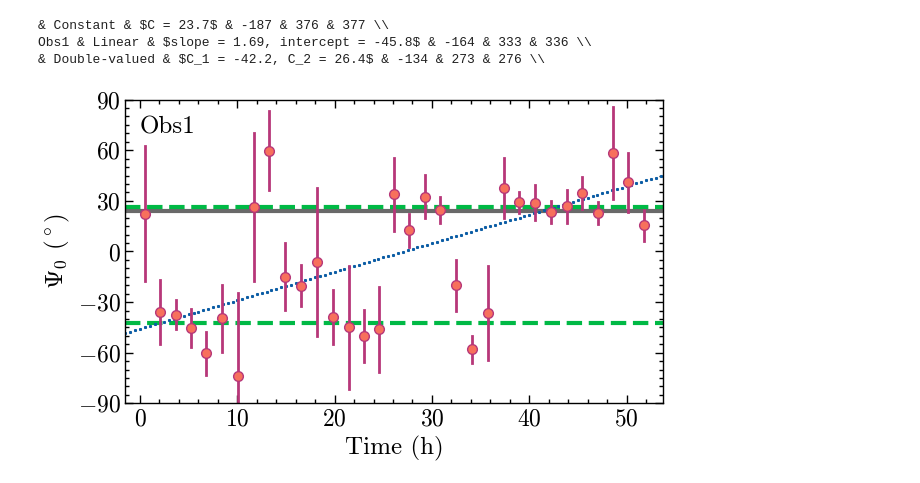
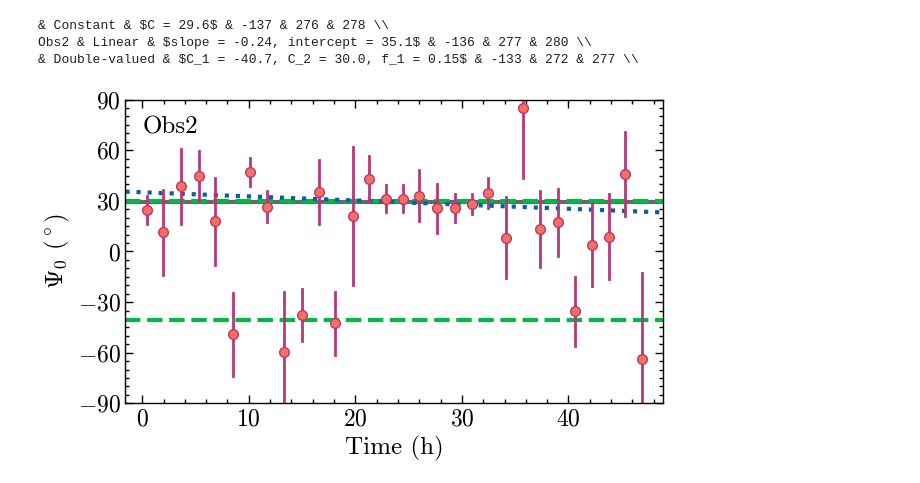
Before and after one commit to hli-astroph/PolarimetryBayes, a Jupyter notebook: GX13+1.ipynb, the cells around one changed output. Saved outputs shown, nothing was run; the diff lists cells and outputs as text; code cells hidden in the pictures.

```diff
--- a/GX13+1.ipynb
+++ b/GX13+1.ipynb
@@ -3,8 +3,8 @@ import numpy as np
 # %%
 # load the measured values of polarization fraction (pf) and polarization angle (pa)
 data = np.load('gx131_02006801.npz'); obsid='Obs1'
-#data = np.load('gx131_03001101.npz'); obsid='Obs2'
-#data = np.load('gx131_03003401.npz'); obsid='Obs3'
+data = np.load('gx131_03001101.npz'); obsid='Obs2'
+data = np.load('gx131_03003401.npz'); obsid='Obs3'
 t, S, mu, pf, pa = data['time'], data['N'], data['mu'], data['PD'], data['PA']
 # %%
 # calculate the posterior information for pa0
@@ -38,27 +38,30 @@ pdf_interp = [interp1d(pa0, pdf/np.trapz(pdf, pa0), bounds_error=False, fill_val
 # Optimize the parameters for three models: Constant, Linear, Double-valued
 n_data = len(t)
 initial_guess = [0.0]
-res_const = minimize(mle.log_likelihood, initial_guess, args=(t, pdf_interp, 'const'), method='Nelder-Mead')
+neg_loglikelihood_const = lambda param: -mle.log_likelihood(param, pdf_interp, 'const')
+res_const = minimize(neg_loglikelihood_const, initial_guess, method='Nelder-Mead', bounds=[(-90, 90)])
 aic, bic = mle.compute_aic_bic(-res_const.fun, 1, n_data)
 print('& Constant & $C = %.1f$ & %i & %i & %i \\\\'%(res_const.x[0], -res_const.fun, aic, bic))
 
 if obsid == 'Obs3':
     initial_guess = [7., -40.]
 else:
-    initial_guess = [0., 10.]
-res_lin = minimize(mle.log_likelihood, initial_guess, args=(t, pdf_interp, 'linear'), method='Nelder-Mead')
+    initial_guess = [0., 10.]  # Initial values for parameters
+neg_loglikelihood_linear = lambda param: -mle.log_likelihood(param, pdf_interp, 'linear', t)
+res_lin = minimize(neg_loglikelihood_linear, initial_guess, method='Nelder-Mead', bounds=[(-15, 15), (-90, 90)])
 aic, bic = mle.compute_aic_bic(-res_lin.fun, 2, n_data)
 print('%s & Linear & $slope = %.2f, intercept = %.1f$ & %i & %i & %i \\\\'%(obsid, res_lin.x[0], res_lin.x[1], -res_lin.fun, aic, bic))
 
 
-initial_guess = [0., 10.]
-res_doub = minimize(mle.log_likelihood, initial_guess, args=(t, pdf_interp, 'double'), method='Nelder-Mead')
-aic, bic = mle.compute_aic_bic(-res_doub.fun, 2, n_data)
-print('& Double-valued & $C_1 = %.1f, C_2 = %.1f$ & %i & %i & %i \\\\'%(res_doub.x[0], res_doub.x[1], -res_doub.fun, aic, bic))
+initial_guess = [-40., 28., 0.7]  # Initial values for parameters
+neg_loglikelihood_bimodal = lambda param: -mle.log_likelihood(param, pdf_interp, 'bimodal')
+res_doub = minimize(neg_loglikelihood_bimodal, initial_guess, method='Nelder-Mead', bounds=[(-90, 90), (-90, 90), (0, 1)])
+aic, bic = mle.compute_aic_bic(-res_doub.fun, 3, n_data)
+print('& Double-valued & $C_1 = %.1f, C_2 = %.1f, f_1 = %.2f$ & %i & %i & %i \\\\'%(res_doub.x[0], res_doub.x[1], res_doub.x[2], -res_doub.fun, aic, bic))
 # %% [output]
-& Constant & $C = 23.7$ & -187 & 376 & 377 \\
-Obs1 & Linear & $slope = 1.69, intercept = -45.8$ & -164 & 333 & 336 \\
-& Double-valued & $C_1 = -42.2, C_2 = 26.4$ & -134 & 273 & 276 \\
+& Constant & $C = 29.6$ & -137 & 276 & 278 \\
+Obs2 & Linear & $slope = -0.24, intercept = 35.1$ & -136 & 277 & 280 \\
+& Double-valued & $C_1 = -40.7, C_2 = 30.0, f_1 = 0.15$ & -133 & 272 & 277 \\
 # %%
 # plot
 import matplotlib.pyplot as plt
@@ -68,39 +71,33 @@ plt.style.use(['science', 'notebook','no-latex'])
 import matplotlib as mpl
 cmap = mpl.colormaps['magma']
 
 fs = 18
 fig= plt.figure(figsize=(6.5, 4))
 ax = fig.add_subplot(111)
-l0, = ax.plot([t[0]-2, t[-1]+2], [res_const.x[0]]*2, c='dimgray', lw=3)
+l0, = ax.plot([t[0]-2, t[-1]+2], [res_const.x]*2, c='dimgray', lw=3)
 l1, = ax.plot([t[0]-2, t[-1]+2], [res_doub.x[0]]*2, '--', c='C1', lw=3)
 l1, = ax.plot([t[0]-2, t[-1]+2], [res_doub.x[1]]*2, '--', c='C1', lw=3)
-xx = np.arange(t[0]-2, t[-1]+2, 0.5)
-yy = np.zeros_like(xx)
-for i in range(len(xx)):
-    yy[i] = xx[i] * res_lin.x[0] + res_lin.x[1]
-    while yy[i] > 90.: yy[i] = yy[i] - 180.
-    while yy[i] < -90.: yy[i] = yy[i] + 180.
-l2, = ax.plot(xx, yy, 's', c='C0', ms=1.2)
+l2, = ax.plot([t[0]-2, t[-1]+2], res_lin.x[0]*np.array([t[0]-2, t[-1]+2]) + res_lin.x[1], ':', c='C0', lw=3)
 for i in range(len(t)):
     ax.plot([t[i], t[i]], pa0_ci[i], c=cmap(0.5), lw=2)
 ax.plot(t, pa0_map, 'o', mec=cmap(0.5), mfc=cmap(0.7), ms=7)
 ax.set_xlim(t[0]-2, t[-1]+2)
 ax.set_ylim(-90, 90)
 ax.set_xlabel('Time (h)', fontsize=fs)
 ax.set_ylabel('$\Psi_0$ ($^\circ$)', fontsize=fs)
 ax.text(0, 70, obsid, fontsize=fs, fontweight='bold')
 ax.xaxis.set_major_locator(ticker.MultipleLocator(10))
 ax.xaxis.set_minor_locator(ticker.MultipleLocator(2))
 ax.yaxis.set_major_locator(ticker.MultipleLocator(30))
 ax.yaxis.set_minor_locator(ticker.MultipleLocator(5))
 ax.tick_params(which='both', top=True, right=True, direction='in', labelsize=fs-1)
 ax.tick_params(which='major', length=6)
 ax.tick_params(which='minor', length=3)
 plt.rcParams['font.family'] = 'sans-serif'
 plt.rcParams['font.sans-serif'] = 'Helvetica'
 plt.rcParams['savefig.bbox'] = 'tight'  # find bbox of figure
 plt.tight_layout()
 #plt.savefig('fig/gx131_%s.pdf'%obsid.lower())
 plt.show()
 # %% [output]
-[figure, old version]
+[figure, new version]
```
Also changed, not shown: 4 other files.
